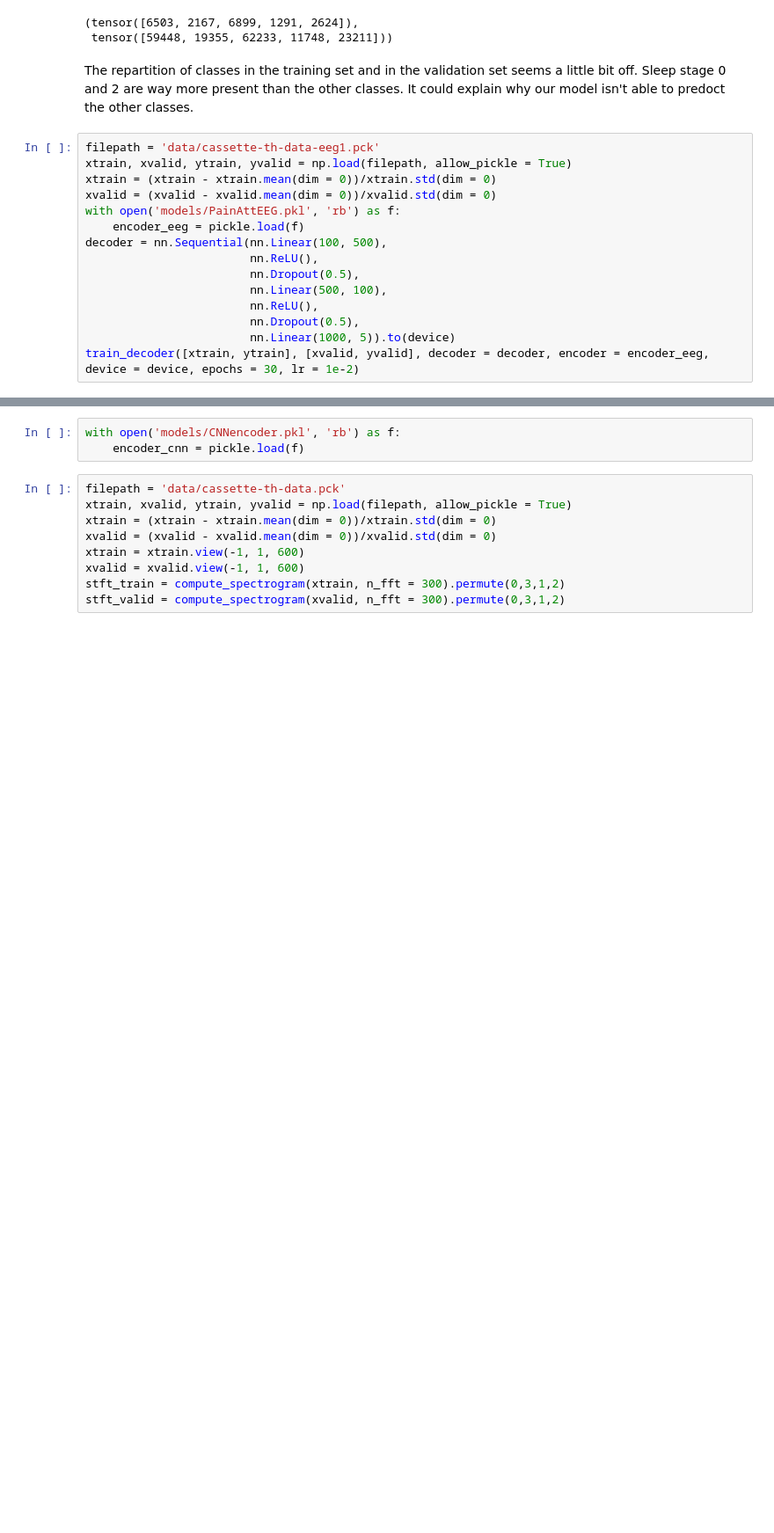
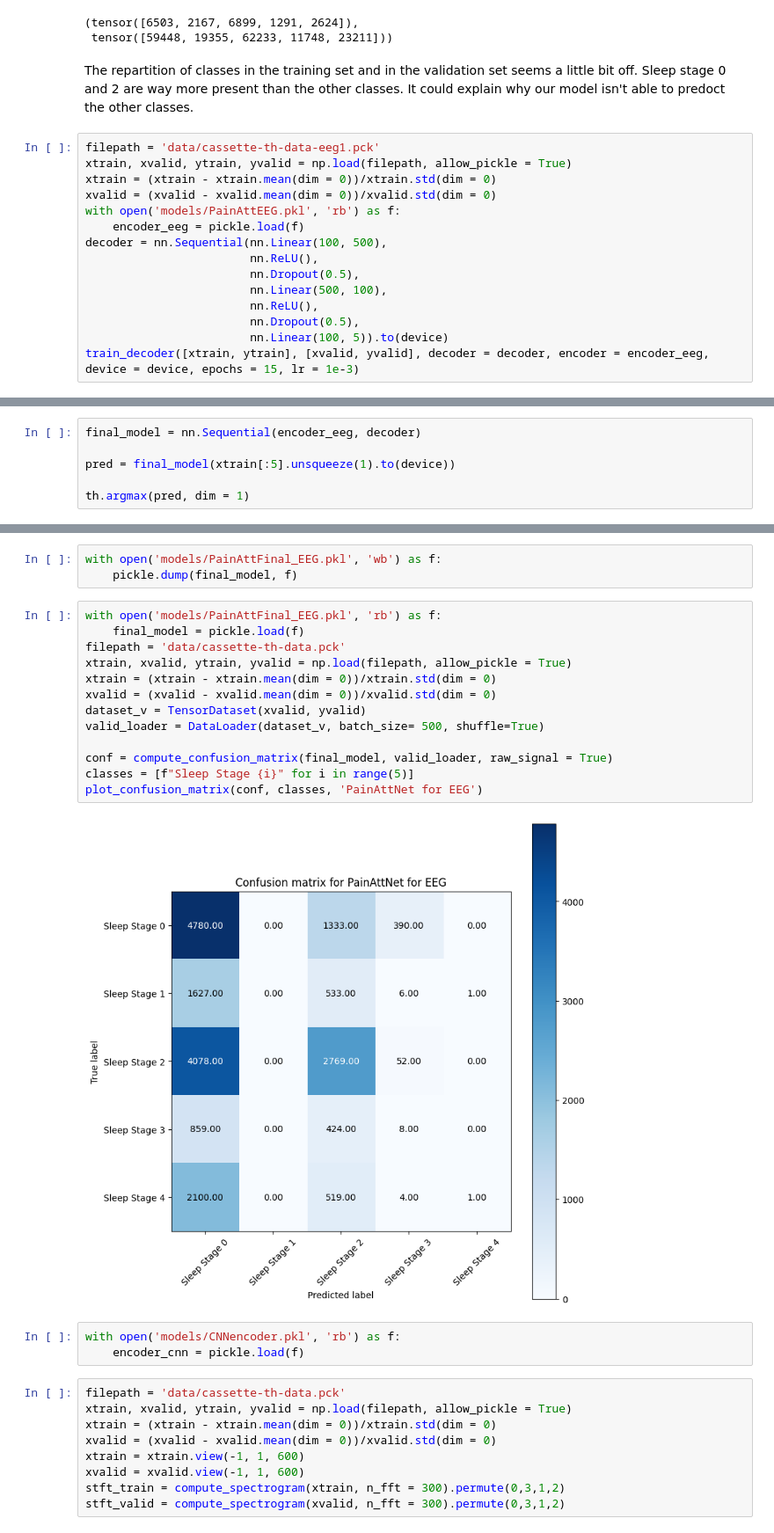
Before and after one commit to constantbourdrez/adl24-sleep-stage, a Jupyter notebook: random_projection_pretraing.ipynb, the cells around one changed output, grey strips where cells are left out. Shown at 88% size. Saved outputs shown, nothing was run; the diff lists cells and outputs as text; blank space fills up the shorter version.

```diff
--- a/random_projection_pretraing.ipynb
+++ b/random_projection_pretraing.ipynb
@@ -552,8 +550,8 @@ decoder = nn.Sequential(nn.Linear(100, 500),
                         nn.Linear(500, 100),
                         nn.ReLU(),
                         nn.Dropout(0.5),
-                        nn.Linear(1000, 5)).to(device)
-train_decoder([xtrain, ytrain], [xvalid, yvalid], decoder = decoder, encoder = encoder_eeg, device = device, epochs = 30, lr = 1e-2)
+                        nn.Linear(100, 5)).to(device)
+train_decoder([xtrain, ytrain], [xvalid, yvalid], decoder = decoder, encoder = encoder_eeg, device = device, epochs = 15, lr = 1e-3)
 # %% [output]
 Training loader ok
 Validation loader ok
@@ -582,0 +581,6 @@ Validation
+# %%
+final_model = nn.Sequential(encoder_eeg, decoder)
+
+pred = final_model(xtrain[:5].unsqueeze(1).to(device))
+
+th.argmax(pred, dim = 1)
@@ -583,3 +589,21 @@ Validation
+# %%
+with open('models/PainAttFinal_EEG.pkl', 'wb') as f:
+    pickle.dump(final_model, f)
+# %%
+with open('models/PainAttFinal_EEG.pkl', 'rb') as f:
+    final_model = pickle.load(f)
+filepath = 'data/cassette-th-data.pck'
+xtrain, xvalid, ytrain, yvalid = np.load(filepath, allow_pickle = True)
+xtrain = (xtrain - xtrain.mean(dim = 0))/xtrain.std(dim = 0)
+xvalid = (xvalid - xvalid.mean(dim = 0))/xvalid.std(dim = 0)
+dataset_v = TensorDataset(xvalid, yvalid)
+valid_loader = DataLoader(dataset_v, batch_size= 500, shuffle=True)
+
+conf = compute_confusion_matrix(final_model, valid_loader, raw_signal = True)
+classes = [f"Sleep Stage {i}" for i in range(5)]
+plot_confusion_matrix(conf, classes, 'PainAttNet for EEG')
+# %% [output]
+[figure, added]
 # %%
 with open('models/CNNencoder.pkl', 'rb') as f:
     encoder_cnn = pickle.load(f)
```
Also changed, not shown: parts of 15 cells of this notebook, 9 other files.
